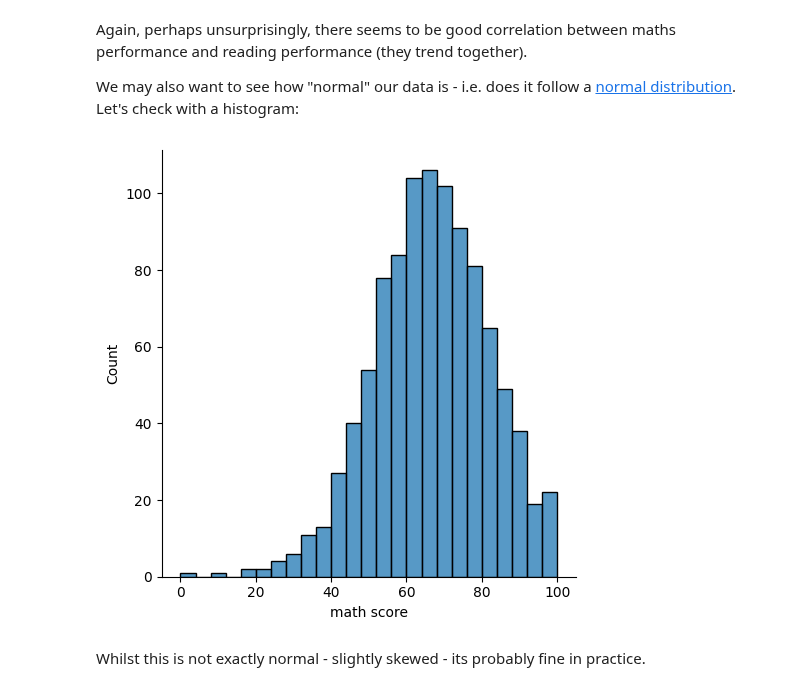
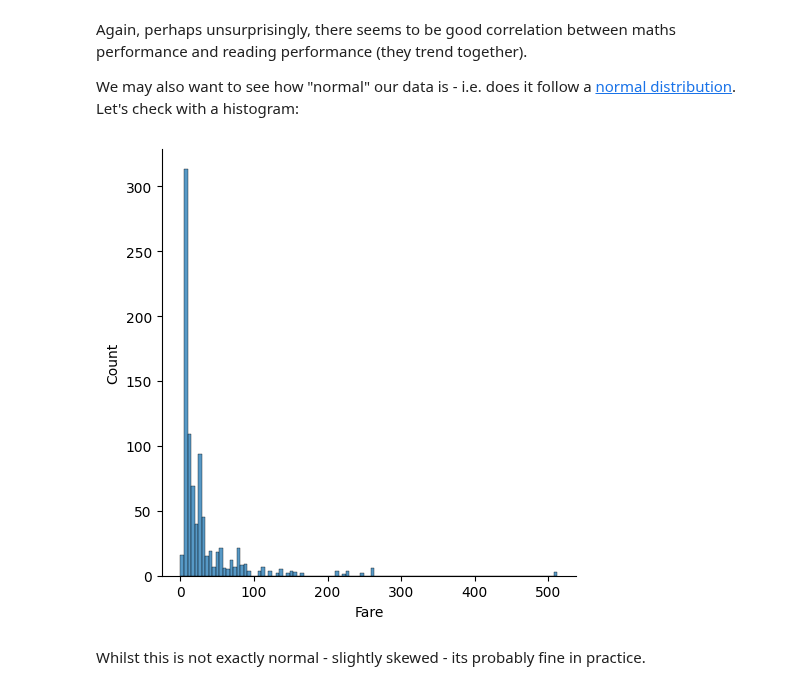
Before and after one commit to dhkarnati-dotcom/dhkarnati-DataScience-GenAI-Submissions, a Jupyter notebook: 2_05_Exploratory_Data_Analysis.ipynb, the cells around one changed output. Saved outputs shown, nothing was run; the diff lists cells and outputs as text; code cells hidden in the pictures.

```diff
--- a/2_05_Exploratory_Data_Analysis.ipynb
+++ b/2_05_Exploratory_Data_Analysis.ipynb
@@ -132,0 +150,26 @@ plt.plot()
+# %%
+# Calculate total survivors grouped by Passenger Class (Pclass)
+survivors_by_class = passengers.groupby('Pclass')['Survived'].sum()
+
+# Calculate total survivors grouped by Age (binned into 10-year groups)
+passengers['AgeGroup'] = pd.cut(passengers['Age'], bins=range(0, 91, 10))
+survivors_by_age = passengers.groupby('AgeGroup', observed=False)['Survived'].sum()
+
+# Create subplots to show both axes
+fig, (ax1, ax2) = plt.subplots(1, 2, figsize=(14, 5))
+
+# Plot 1: Survivors by Class
+ax1.bar(survivors_by_class.index.astype(str), survivors_by_class.values, color='skyblue')
+ax1.set_xlabel('Passenger Class (Pclass)')
+ax1.set_ylabel('Total Survived')
+ax1.set_title('Total Survived by Passenger Class')
+
+# Plot 2: Survivors by Age Group
+ax2.bar(survivors_by_age.index.astype(str), survivors_by_age.values, color='salmon')
+ax2.set_xlabel('Age Group')
+ax2.set_ylabel('Total Survived')
+ax2.set_title('Total Survived by Age Group')
+ax2.tick_params(axis='x', rotation=45)
+
+plt.tight_layout()
+plt.show()
@@ -135,9 +180,9 @@ Again, perhaps unsurprisingly, there seems to be good correlation between maths
 
 We may also want to see how "normal" our data is - i.e. does it follow a [normal distribution](https://en.wikipedia.org/wiki/Normal_distribution). Let's check with a histogram:
 # %%
-ax = sns.displot(students['math score'])
+ax = sns.displot(passengers['Fare'])
 # %% [output]
-[figure, old version]
+[figure, new version]
 # %% [markdown]
 Whilst this is not exactly normal - slightly skewed - its probably fine in practice.
 # %% [markdown]
```
Also changed, not shown: parts of 17 cells of this notebook.
